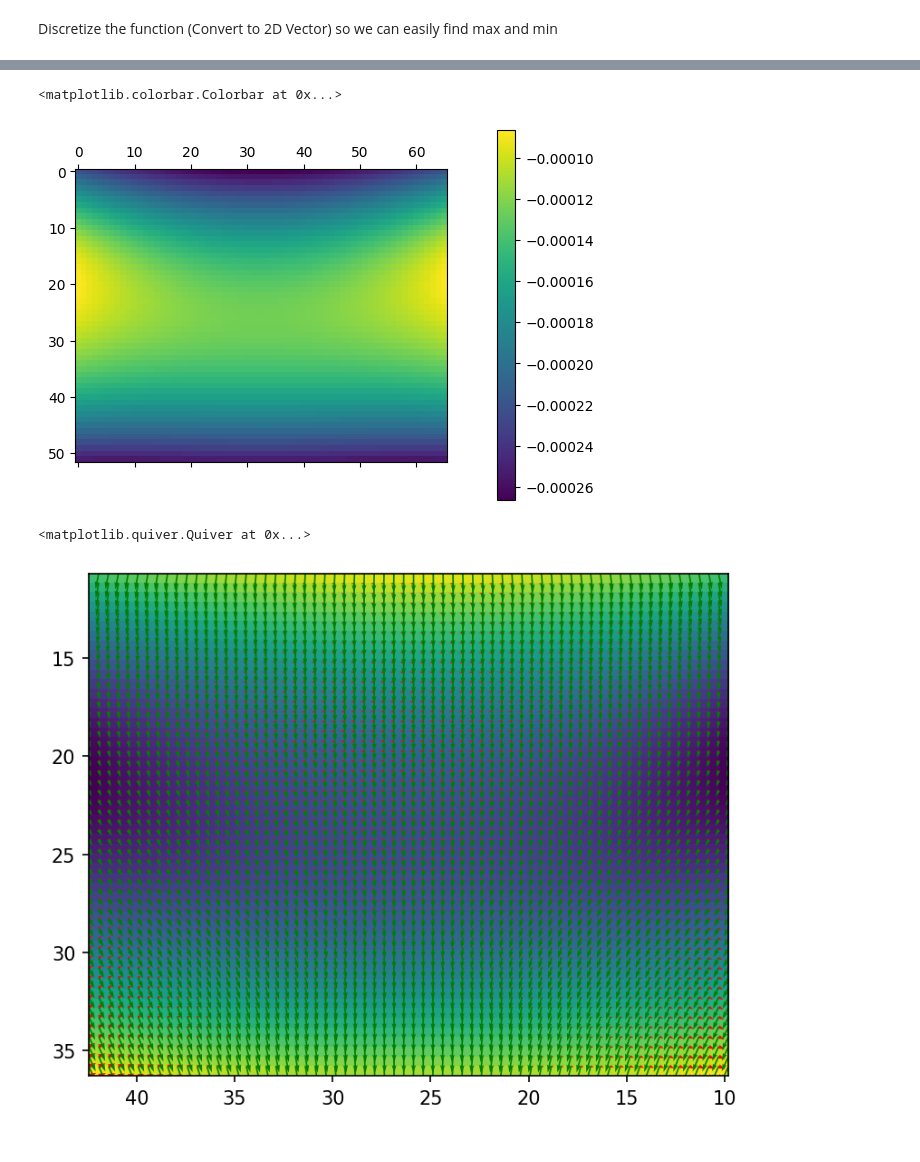
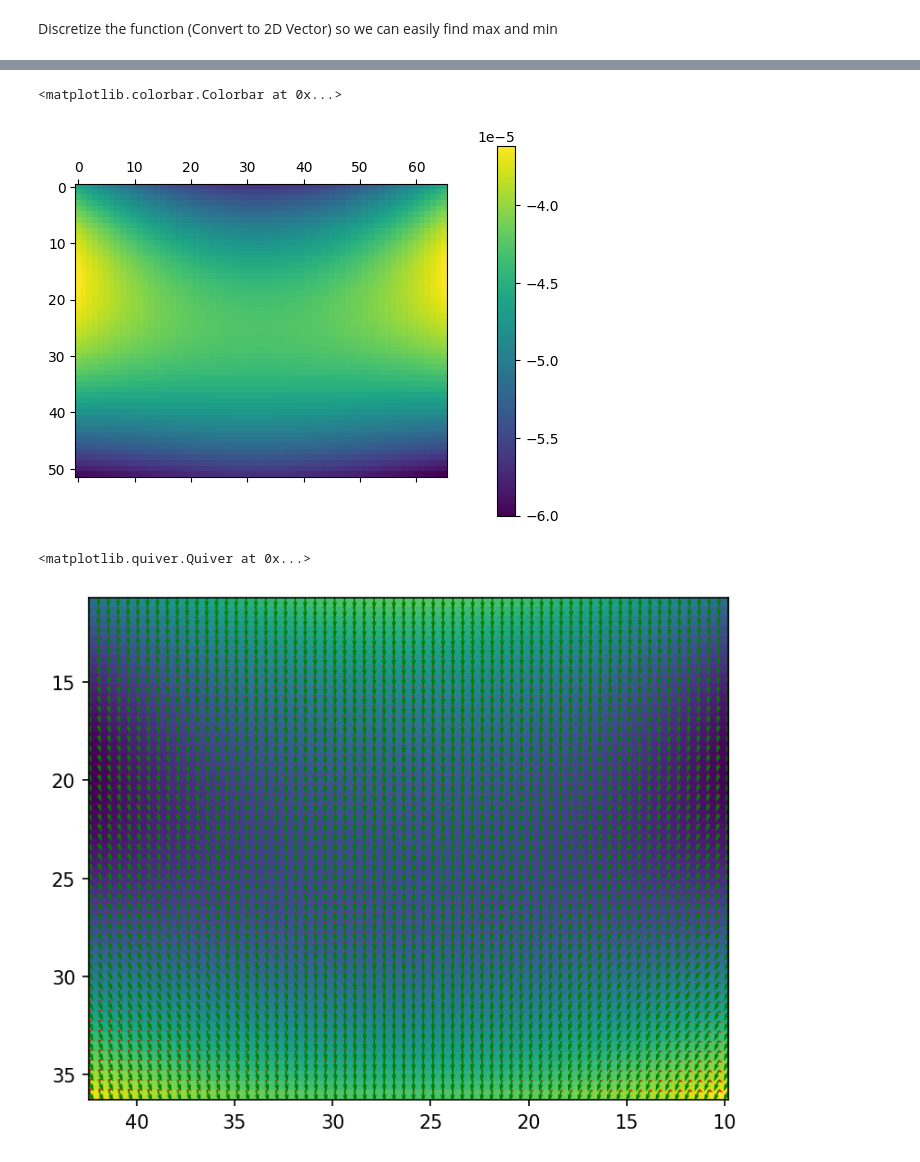
Before and after one commit to phcreery/surface_curvature, a Jupyter notebook: surf_curvature.ipynb, the cells around one changed output, grey strips where cells are left out. Cells and saved outputs as stored; diff of their text form; code cells hidden in the pictures.

```diff
--- a/surf_curvature.ipynb
+++ b/surf_curvature.ipynb
@@ -17,14 +17,14 @@ folder = "20230413"
 # filename = f"{folder}/S600_2p925mmCer_die_attach_deformation.txt"
 # filename = f"{folder}/S600_3p785mmCer_die_attach_deformation.txt"
 # filename = f"{folder}/S800_2p925mmCer_die_attach_deformation.txt"
-filename = f"{folder}/S800_3p2mmCer_die_attach_deformation.txt"
+# filename = f"{folder}/S800_3p2mmCer_die_attach_deformation.txt"
 # filename = f"{folder}/S800_3p5mmCer_die_attach_deformation.txt"
 # filename = f"{folder}/S800_3p785mmCer_die_attach_deformation.txt"
 # filename = f"{folder}/S800_3p8mmCer_die_attach_deformation.txt"
 # filename = f"{folder}/S800_3p9mmCer_die_attach_deformation.txt"
 # filename = f"{folder}/S800_4p0mmCer_die_attach_deformation.txt"
 # filename = f"{folder}/S800_4p1mmCer_die_attach_deformation.txt"
-# filename = f"{folder}/S800_4p2mmCer_die_attach_deformation.txt"
+filename = f"{folder}/S800_4p2mmCer_die_attach_deformation.txt"
 
 C_NODE = "Node Number"
 C_X = "X Location (mm)"
@@ -722,18 +726,18 @@ pcm = ax.matshow(P_absmax_a)
 fig.colorbar(pcm, pad=0.1)
 # %% [output]
 <matplotlib.colorbar.Colorbar at 0x...>
-[figure, old version]
+[figure, new version]
 # %%
 fig = plt.figure(dpi=150)
 ax = fig.add_subplot(111)
 # ax.imshow(P_absmax_a, extent=[x_max, x_min, y_max, y_min])
 ax.imshow(C_a, extent=[x_max, x_min, y_max, y_min])
 # ax.imshow(Z, extent=[x_max, x_min, y_max, y_min])
-ax.quiver(X, Y, k1U, k1V,color='r',scale=0.009)
-ax.quiver(X, Y, k2U, k2V,color='g',scale=0.009)
+ax.quiver(X, Y, k1U, k1V,color='r',scale=0.003)
+ax.quiver(X, Y, k2U, k2V,color='g',scale=0.003)
 # %% [output]
 <matplotlib.quiver.Quiver at 0x...>
-[figure, old version]
+[figure, new version]
 # %%
 from matplotlib.colors import TwoSlopeNorm
 
```
Also changed, not shown: parts of 17 cells of this notebook.
